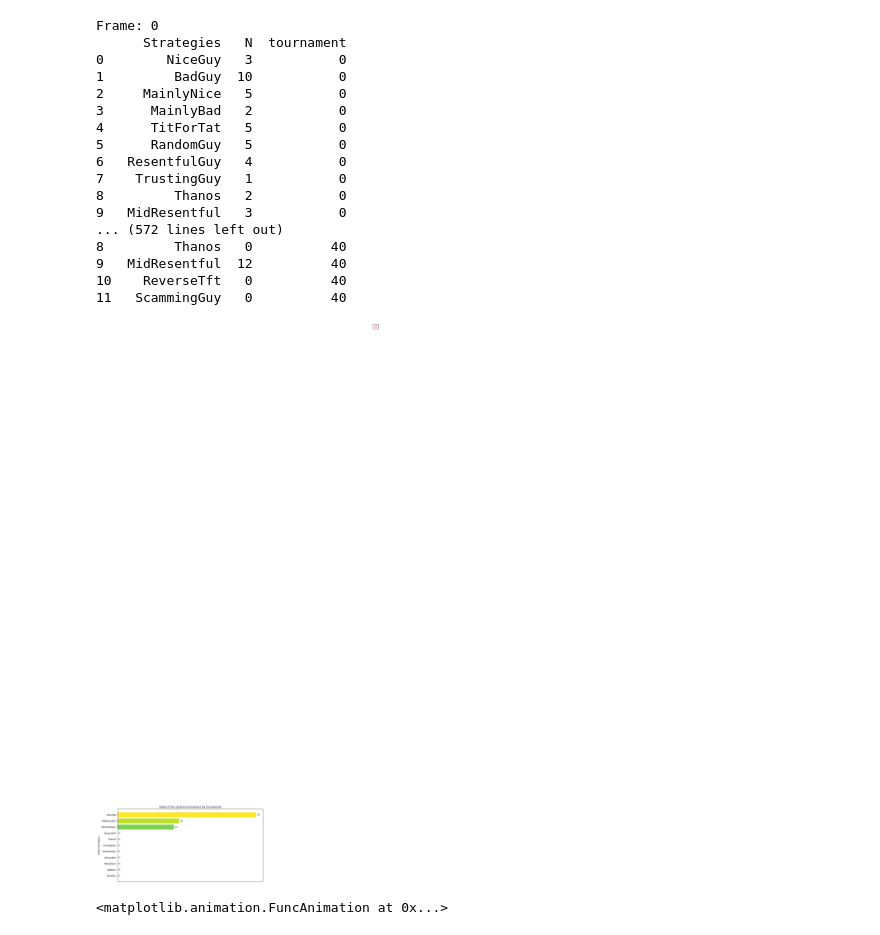
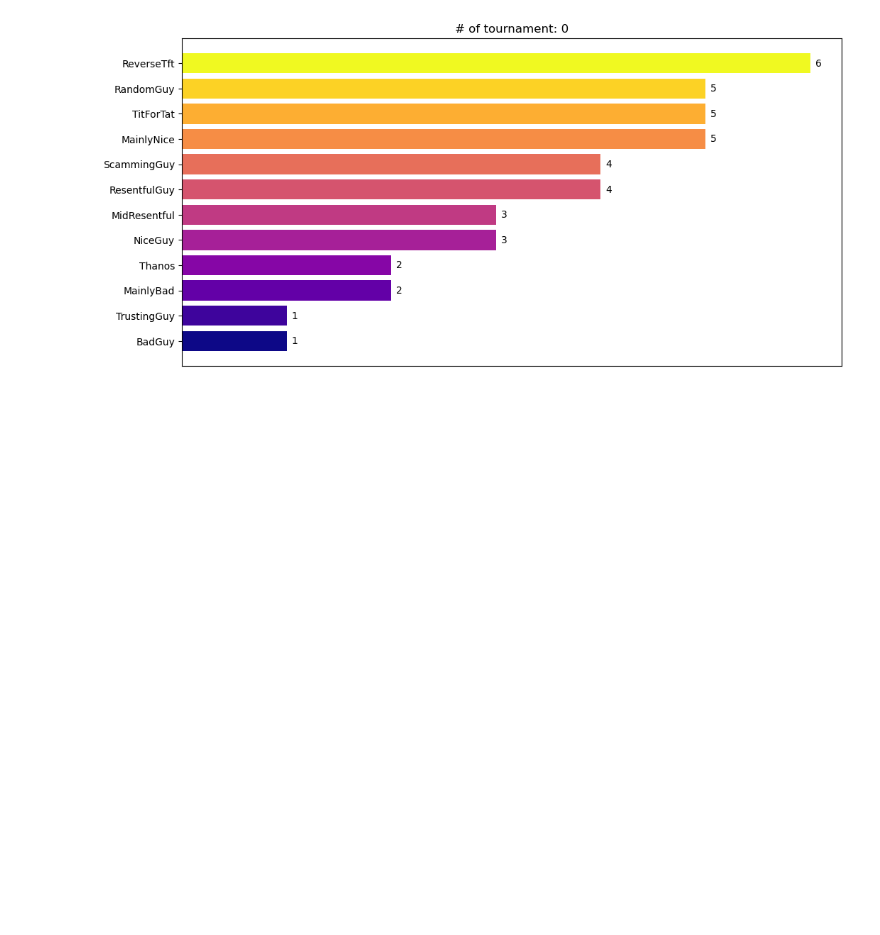
Before and after one commit to LeoPi314/LCP_projects_Y7_Group_4, a Jupyter notebook: IteratedTournament.ipynb, the cells around one changed output. Drawn from its saved outputs; the diff is of its cells as text; code cells hidden in the pictures; blank space fills up the shorter version.

```diff
--- a/IteratedTournament.ipynb
+++ b/IteratedTournament.ipynb
@@ -7,7 +9,7 @@ eliminated and one more participants with the same stategy of the winner is adde
 import itertools
 
 #Function for the tournament
-def tournament(participants={},N_gironi=1,N_rounds = 10, M = Payoff):
+def tournament(participants={},N_rounds = 10, M = Payoff):
 
     # Retrieve only the names of the strategies repeated as many times as their frequency allows.
     player_list_from_dict = []
@@ -18,6 +20,7 @@ def tournament(participants={},N_gironi=1,N_rounds = 10, M = Payoff):
     # Compute the combinations
     b = list(itertools.combinations(player_list_from_dict, 2))
     N_match = len(b)
+    print(b)
 
     # List that will be used to have the scores of each match by the side of the two opponents
     list_with_scores = b
@@ -115,7 +121,7 @@ len(test_part)
 # while loop and the result is a list of lists of tuples with the final scores of each tournament
 
 #Try to iterate the tournament process: new parameter "r" to set the number of iterations of the tournament
-def r_tournament(participants={},N_gironi=1,N_rounds = 10, r=50, M = Payoff):
+def r_tournament(participants={},N_rounds = 10, r=50, M = Payoff):
 
     #set a counter for the while loop
     t_counter = 0
@@ -131,14 +137,14 @@ def r_tournament(participants={},N_gironi=1,N_rounds = 10, r=50, M = Payoff):
     while t_counter < r:
 
         # Call the function to play the tournament and append the results
-        classification.append(tournament(participants,N_gironi,N_rounds, M))
+        classification.append(tournament(participants,N_rounds, M))
 
         #Update the participants dictionary: remove the last classified and add one more player with the winning strategy
         looser = classification[t_counter][-1][0]
         winner = classification[t_counter][0][0]
         looser_points = classification[t_counter][-1][1]
         winner_points = classification[t_counter][0][1]
-        print(winner, winner_points, looser, looser_points)
+        #print("Winner: ",winner, winner_points, "Looser: ", looser, looser_points)
         if (winner_points == looser_points): break
 
         #retrieve the strategy name to eliminate/increase in the dictionary removing the numerical characters
@@ -171,7 +177,7 @@ import pandas as pd
 # Iterated tournament function test
 test_part = {
     'NiceGuy' : 3,
-    'BadGuy' : 10,
+    'BadGuy' : 1,
     'MainlyNice' : 5,
     'MainlyBad' : 2,
     'TitForTat' : 5,
@@ -184,6 +190,5 @@ test_part = {
     'ScammingGuy': 4
 }
 
-result, time_evolution = r_tournament(test_part,r=300,N_rounds = 20, M = Payoff)
-print(result)
+result, time_evolution = r_tournament(test_part,r = 300,N_rounds = 5, M = Payoff)
 # %% [output]
@@ -235,16 +242,16 @@ ax.barh(top_strategies['Strategies'],top_strategies['N'])
 # %%
 import matplotlib.pyplot as plt
-import matplotlib. animation as animation
+import matplotlib.animation as animation
 import matplotlib.colors as matcol
 
 frame = time_evolution['tournament'].unique()
 
 #---------------------------------------COLORS-----------------------------------------------------------------
 # Numero di colori da generare
-n_colors = 11
+n_colors = len(test_part)
 
 # Selezione del colormap (puoi scegliere tra diverse opzioni come 'viridis', 'plasma', 'inferno', ecc.)
-colormap = plt.cm.viridis
+colormap = plt.cm.plasma
 
 # Generazione dei colori sfumati
 colors = [colormap(i) for i in np.linspace(0, 1, n_colors)]
@@ -255,66 +262,48 @@ colors_hex = [matcol.rgb2hex(c) for c in colors]
 
 
 fig, ax = plt.subplots(figsize=(12,6))
 ax.set_xticks([])  # Rimuove i tick dell'asse X
 ax.set_xticklabels([])  # Rimuove le etichette dell'asse X
-ax.set(ylabel='$Player\'s trategies$',title = "State of the system tournament by tournament")
+ax.set(ylabel='$Player\'s trategies$')
 
 def animate(frame):
     ax.clear()
     data_frame = time_evolution[time_evolution['tournament'] == frame]
 
     # Debugging output per verificare i dati
-    print(f"Frame: {frame}")
-    print(data_frame)
+    #print(f"Frame: {frame}")
+    #print(data_frame)
 
     if not data_frame.empty:
-        sorted_strategies = data_frame.nlargest(11,'N').sort_values('N',ascending=True)
-        barh = ax.barh(sorted_strategies['Strategies'],sorted_strategies['N'],
-                color = colors_hex,
-                )
+        sorted_strategies = data_frame.nlargest(len(test_part),'N').sort_values('N',ascending=True)
+        barh = ax.barh(sorted_strategies['Strategies'],sorted_strategies['N'], color = colors_hex,)
 
+        # plot appearance
         ax.bar_label(barh, padding = 5)
         ax.set_xticks([])  # Rimuove i tick dell'asse X
         ax.set_xticklabels([])  # Rimuove le etichette dell'asse X
-        ax.set(ylabel='$Player\'s trategies$',title = "State of the system tournament by tournament")
+        ax.set(title =  "# of tournament: "+str(frame))
 
-        T = str(frame)
-        plt.text(50,90,T, fontsize=12, color='red', bbox=dict(facecolor='none', edgecolor='black', boxstyle='round,pad=0.5'))
+        #text box to show the number of tournament
+        #T = str(frame)
+        #plt.text(1,3,"# played tournament \n"+T, fontsize=12, color='red', bbox=dict(facecolor='none', edgecolor='black', boxstyle='round,pad=0.5'))
 
     else:
         print(f"No data for tournament: {frame}")
 
-global anim
-anim = animation.FuncAnimation(fig, animate, frames=frame, interval=500)
+#global anim
+anim = animation.FuncAnimation(fig, animate, frames=frame, interval=1000, repeat=False)
 
 # Salva l'animazione in un file .gif usando Pillow
 anim.save('animazione.gif', writer='pillow')
 
 # Mostra l'animazione
-plt.show()
+#plt.show()
 
 # Ritorna l'oggetto animazione per evitare che venga garbage collected
-anim
+#anim
 # %% [output]
-Frame: 0
-      Strategies   N  tournament
-0        NiceGuy   3           0
-1         BadGuy  10           0
-2     MainlyNice   5           0
-3      MainlyBad   2           0
-4      TitForTat   5           0
-5      RandomGuy   5           0
-6   ResentfulGuy   4           0
-7    TrustingGuy   1           0
-8         Thanos   2           0
-9   MidResentful   3           0
-... (572 lines left out)
-8         Thanos   0          40
-9   MidResentful  12          40
-10    ReverseTft   0          40
-11   ScammingGuy   0          40
-[figure, old version]
+[figure, new version]
-<matplotlib.animation.FuncAnimation at 0x...>
 # %%
 #patologic starting situation
 test_part = {
```
Also changed, not shown: parts of 6 cells of this notebook, 2 other files.
